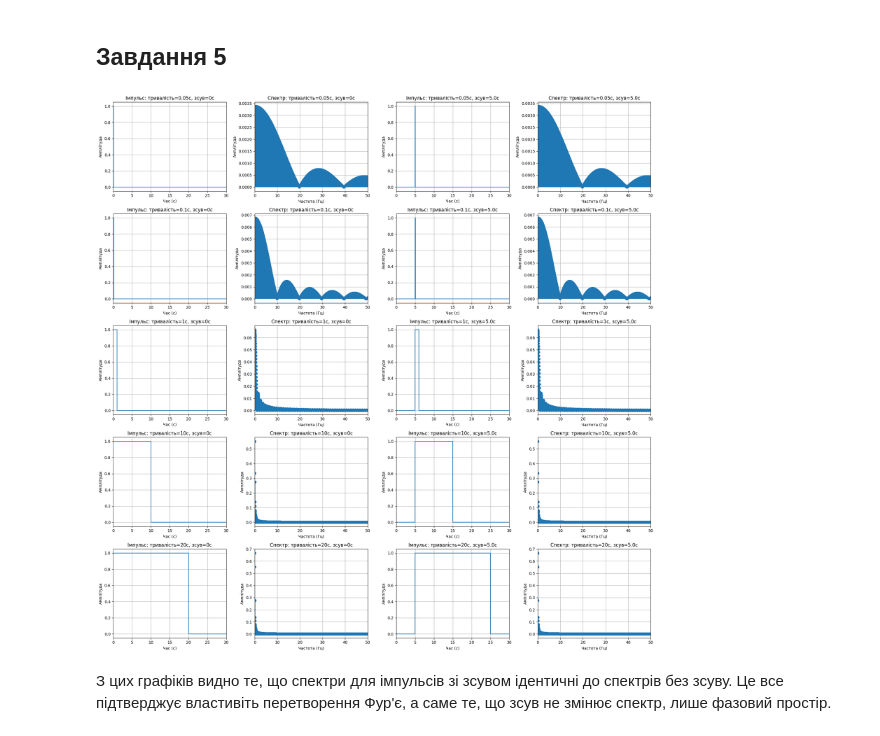
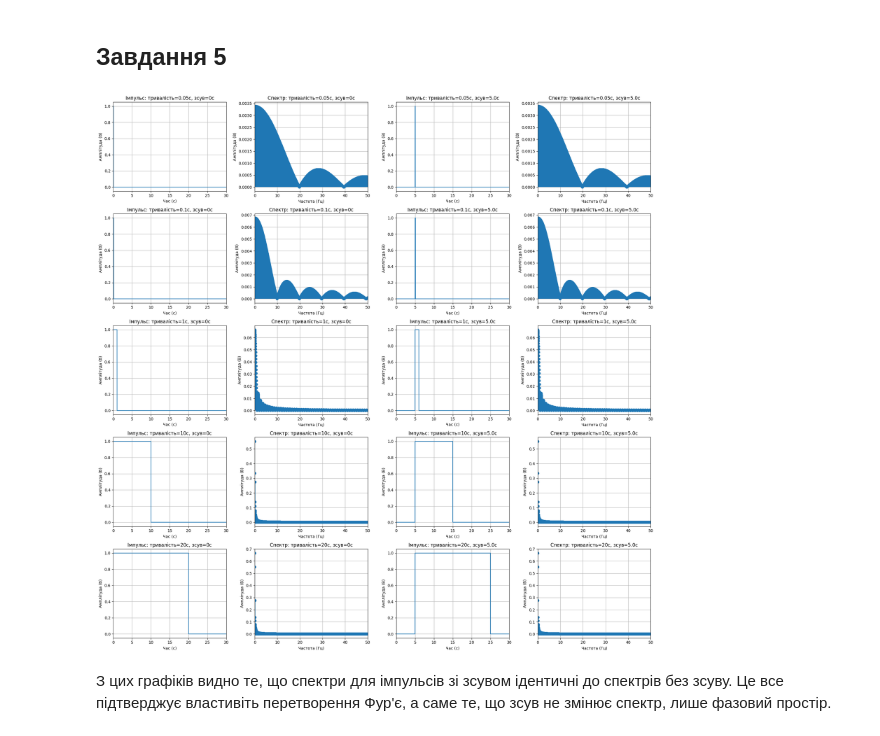
Before and after one commit to n1n1n1q/SignalProcessingLabs, a Jupyter notebook: lab03/sig_proc3.ipynb, the cells around one changed output. Drawn from its saved outputs; the diff is of its cells as text; code cells hidden in the pictures.

```diff
--- a/lab03/sig_proc3.ipynb
+++ b/lab03/sig_proc3.ipynb
@@ -46,7 +46,7 @@ for i, f in enumerate(sin_freq):
     axes[i, 1].stem(freqs, amplitudes, basefmt=" ")
     axes[i, 1].set_title(f'Амплітудний спектр сигналу {f} Гц')
     axes[i, 1].set_xlabel('Частота (Гц)')
-    axes[i, 1].set_ylabel('Амплітуда')
+    axes[i, 1].set_ylabel('Амплітуда (В)')
     axes[i, 1].grid(True)
     axes[i, 1].set_xlim(0, fs/2)
 
@@ -80,7 +80,7 @@ for i, f in enumerate(sin_freq):
     axes[i, 1].stem(freqs, amplitudes, basefmt=" ")
     axes[i, 1].set_title(f'Амплітудний спектр сигналу {f} Гц')
     axes[i, 1].set_xlabel('Частота (Гц)')
-    axes[i, 1].set_ylabel('Амплітуда')
+    axes[i, 1].set_ylabel('Амплітуда (В)')
     axes[i, 1].grid(True)
     axes[i, 1].set_xlim(0, fs/2)
 plt.tight_layout()
@@ -198,32 +198,32 @@ imp_vals = [0.05, 0.1, 1, 10, 20]
 # %%
 fig, axes = plt.subplots(len(imp_vals), 4, figsize=(20, 4 * len(imp_vals)))
 
 for i, duration in enumerate(imp_vals):
     for j, shift in enumerate([0, 5.]):
         impulse = np.zeros_like(time)
         mask = (time >= shift) & (time < shift + duration)
         impulse[mask] = amplitude
 
         freqs, amplitudes = fft(impulse, fs)
 
         axes[i, j*2].plot(time, impulse)
         axes[i, j*2].set_title(f'Імпульс: тривалість={duration}с, зсув={shift}с')
         axes[i, j*2].set_xlabel('Час (с)')
-        axes[i, j*2].set_ylabel('Амплітуда')
+        axes[i, j*2].set_ylabel('Амплітуда (В)')
         axes[i, j*2].grid(True)
         axes[i, j*2].set_xlim(0, 30)
 
         axes[i, j*2+1].stem(freqs, amplitudes, basefmt=" ")
         axes[i, j*2+1].set_title(f'Спектр: тривалість={duration}с, зсув={shift}с')
         axes[i, j*2+1].set_xlabel('Частота (Гц)')
-        axes[i, j*2+1].set_ylabel('Амплітуда')
+        axes[i, j*2+1].set_ylabel('Амплітуда (В)')
         axes[i, j*2+1].grid(True)
         axes[i, j*2+1].set_xlim(0, 50)
 
 plt.tight_layout()
 plt.show()
 # %% [output]
-[figure, old version]
+[figure, new version]
 # %% [markdown]
 З цих графіків видно те, що спектри для імпульсів зі зсувом ідентичні до спектрів без зсуву. Це все підтверджує властивіть перетворення Фур'є, а саме те, що зсув не змінює спектр, лише фазовий простір.
 # %% [markdown]
```
Also changed, not shown: parts of 8 cells of this notebook.
